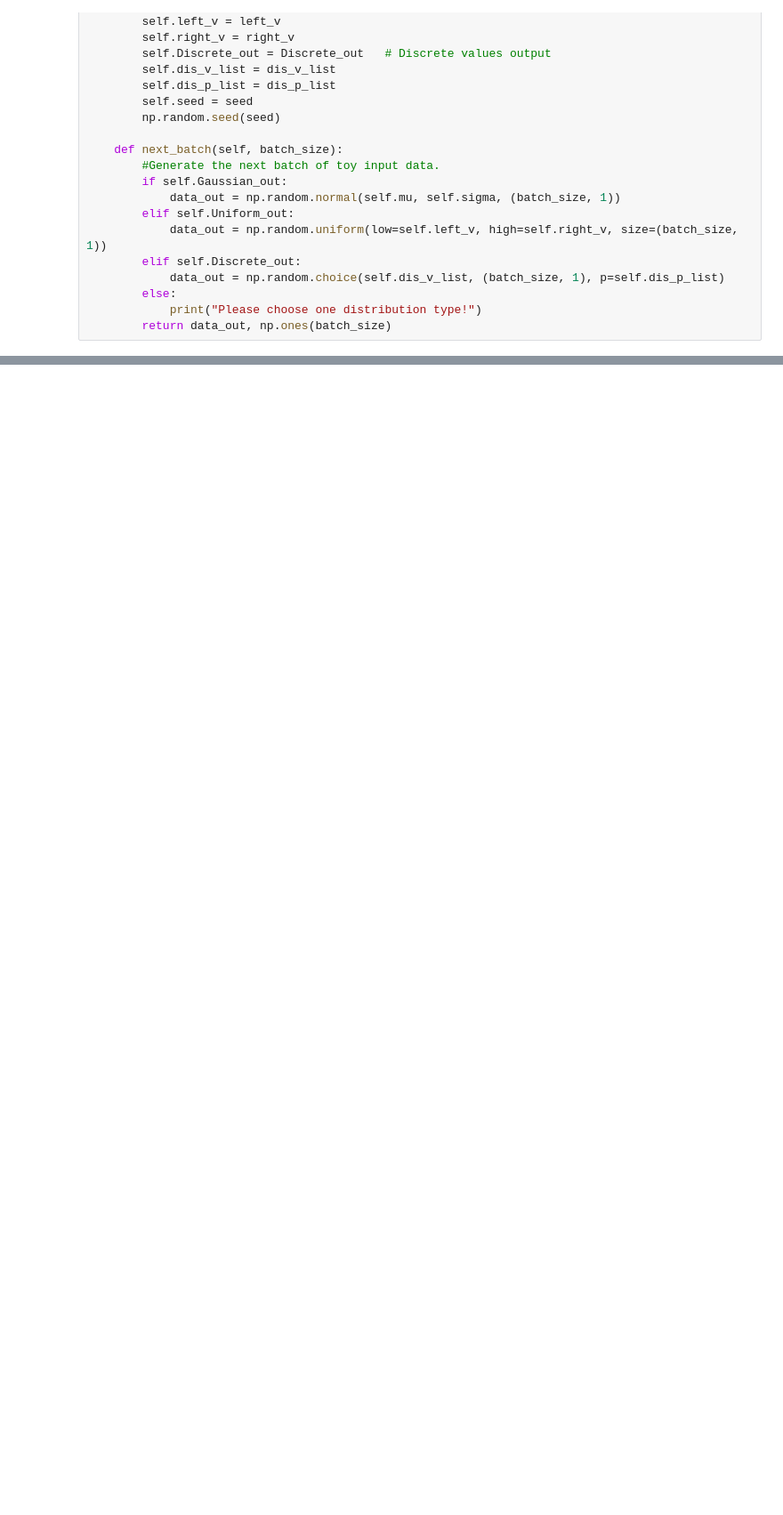
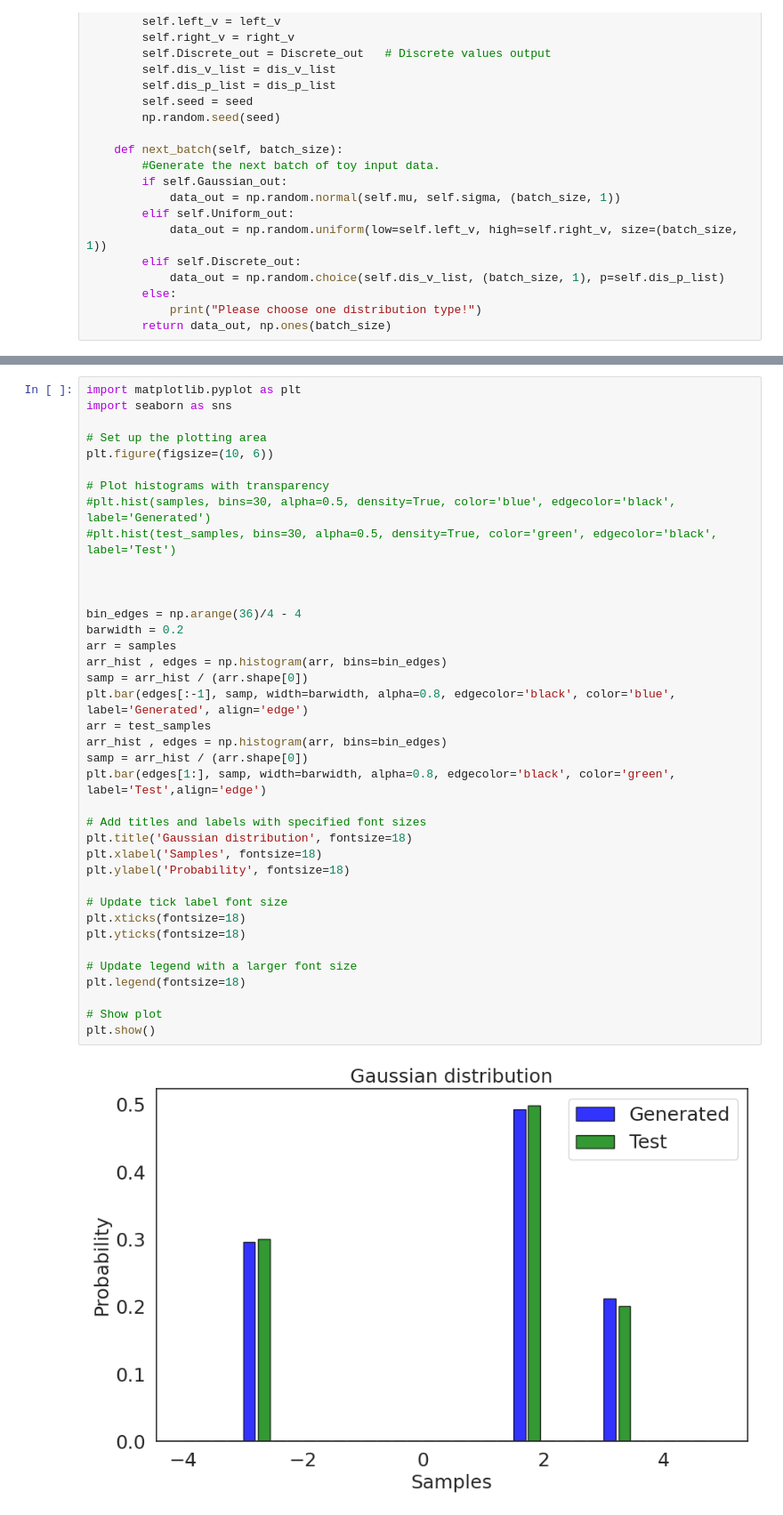
Before and after one commit to SuihongSong/WassersteinGANTest_1D, a Jupyter notebook: TrainGAN.ipynb, the cells around one changed output, grey strips where cells are left out. Shown at 89% size. Cells and saved outputs as stored; diff of their text form; blank space fills up the shorter version.

```diff
--- a/TrainGAN.ipynb
+++ b/TrainGAN.ipynb
@@ -163,0 +226,40 @@ step: 2000, negative critic loss:  -0.0498, time:  43 s
+# %%
+import matplotlib.pyplot as plt
+import seaborn as sns
+
+# Set up the plotting area
+plt.figure(figsize=(10, 6))
+
+# Plot histograms with transparency
+#plt.hist(samples, bins=30, alpha=0.5, density=True, color='blue', edgecolor='black', label='Generated')
+#plt.hist(test_samples, bins=30, alpha=0.5, density=True, color='green', edgecolor='black', label='Test')
+
+
+
+bin_edges = np.arange(36)/4 - 4
+barwidth = 0.2
+arr = samples
+arr_hist , edges = np.histogram(arr, bins=bin_edges)
+samp = arr_hist / (arr.shape[0])
+plt.bar(edges[:-1], samp, width=barwidth, alpha=0.8, edgecolor='black', color='blue', label='Generated', align='edge')
+arr = test_samples
+arr_hist , edges = np.histogram(arr, bins=bin_edges)
+samp = arr_hist / (arr.shape[0])
+plt.bar(edges[1:], samp, width=barwidth, alpha=0.8, edgecolor='black', color='green', label='Test',align='edge')
+
+# Add titles and labels with specified font sizes
+plt.title('Gaussian distribution', fontsize=18)
+plt.xlabel('Samples', fontsize=18)
+plt.ylabel('Probability', fontsize=18)
+
+# Update tick label font size
+plt.xticks(fontsize=18)
+plt.yticks(fontsize=18)
+
+# Update legend with a larger font size
+plt.legend(fontsize=18)
+
+# Show plot
+plt.show()
+# %% [output]
+[figure, added]
```
Also changed, not shown: parts of 5 cells of this notebook.
